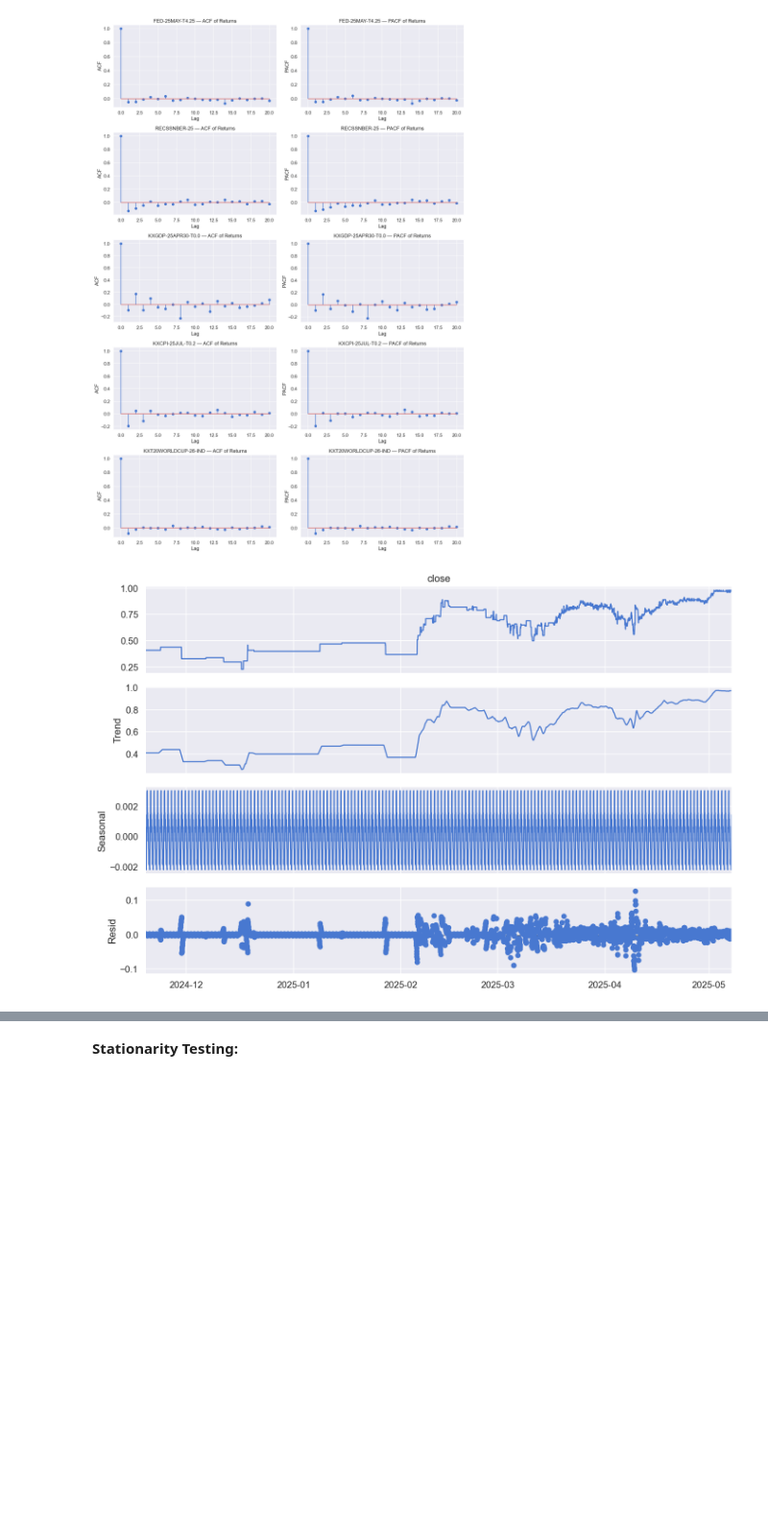
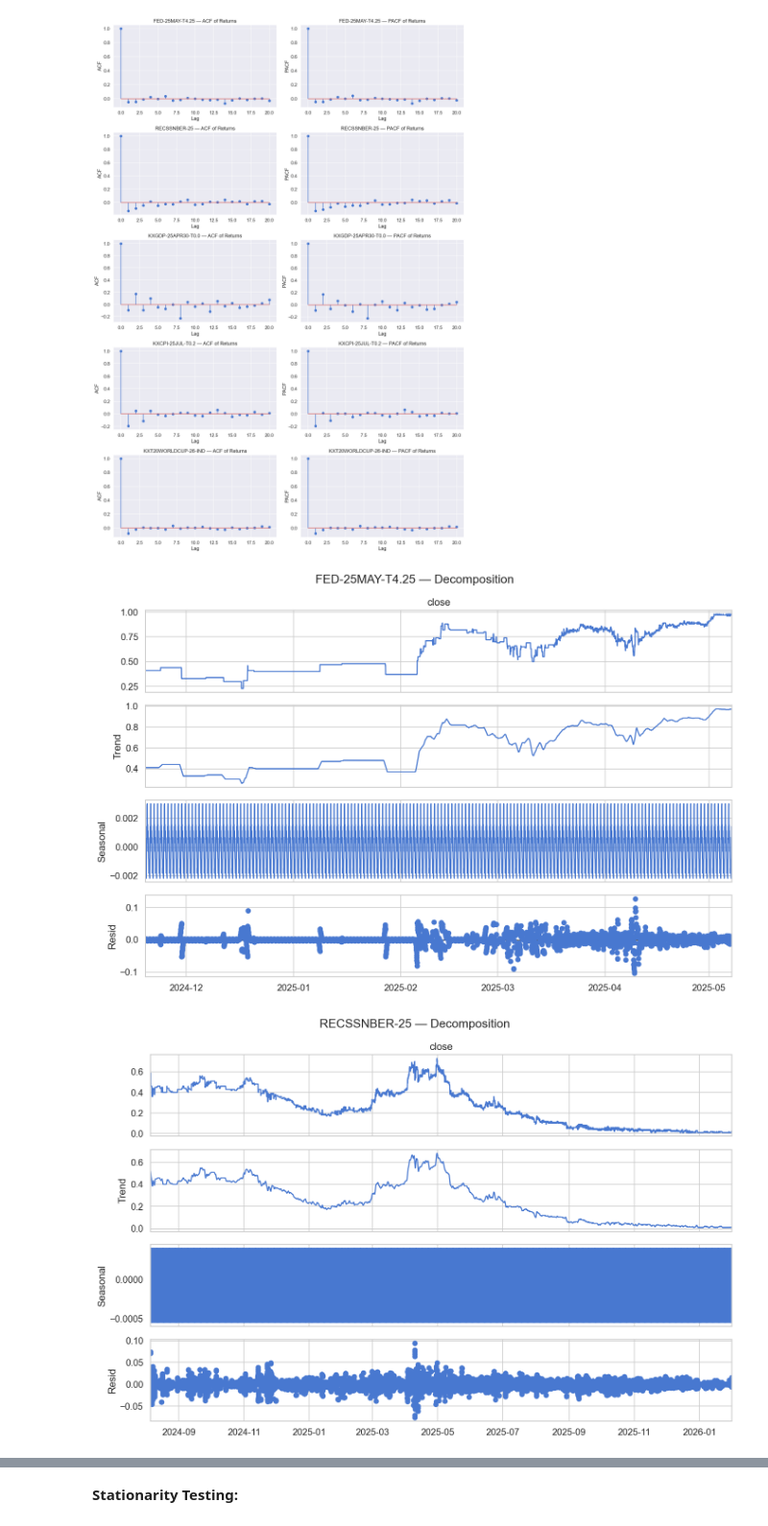
Before and after one commit to asingh49-cmd/Kalshi_Prediction_Market_Analysis, a Jupyter notebook: notebooks/main_analysis.ipynb, the cells around one changed output, grey strips where cells are left out. Shown at 96% size. Drawn from its saved outputs; the diff is of its cells as text; code cells hidden in the pictures; blank space fills up the shorter version.

Commit message:
Created Decomposition for all series

```diff
--- a/notebooks/main_analysis.ipynb
+++ b/notebooks/main_analysis.ipynb
@@ -250,10 +250,11 @@ for i, (series_name, df) in enumerate(datasets_top5.items()):
     plt.tight_layout()
 # %% [output]
 [figure]
-# %%
-# Seasonal decomposition
-if len(df_primary) > 48:
-    fig = viz.plot_decomposition(df_primary['close'], period=24)
-    plt.show()
-# %% [output]
-[figure, removed]
+# %%
+for i, (series_name, df) in enumerate(datasets_top5.items()):
+    fig = viz.plot_decomposition(df['close'], period=24)
+    fig.suptitle(f'{series_name} — Decomposition')
+    fig.tight_layout()
+# %% [output]
+[figure, added]
+[figure, added]
```
Also changed, not shown: parts of 1 cell of this notebook, 1 other file.
